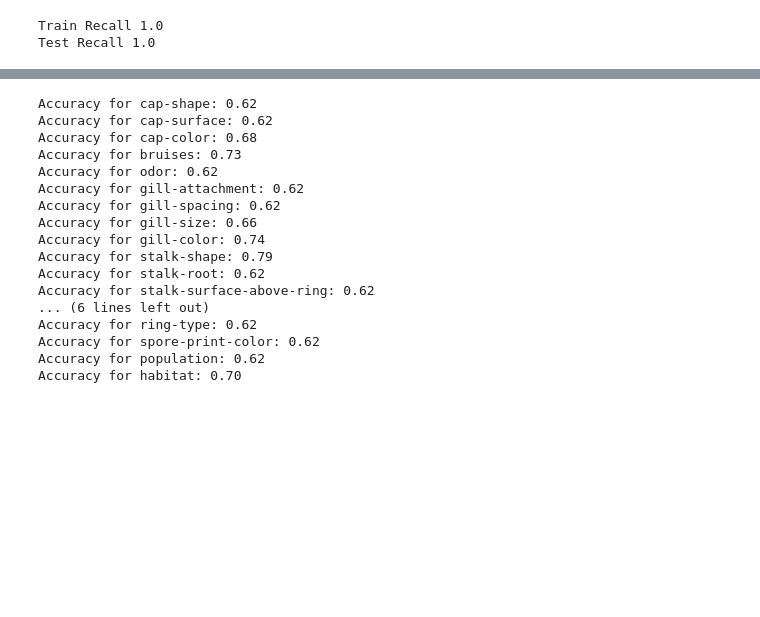
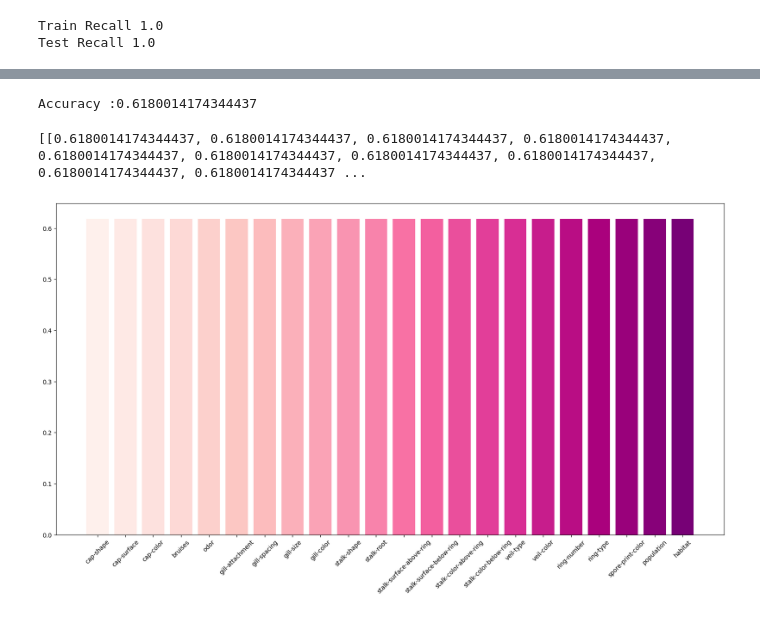
Before and after one commit to PiroJOJO/Statistical_decision_theory, a Jupyter notebook: Lab_2/Lab_2.ipynb, the cells around one changed output, grey strips where cells are left out. Saved outputs shown, nothing was run; the diff lists cells and outputs as text; code cells hidden in the pictures; blank space fills up the shorter version.

```diff
--- a/Lab_2/Lab_2.ipynb
+++ b/Lab_2/Lab_2.ipynb
@@ -351,0 +294,10 @@ print(metrics.accuracy_score(y_test, res))
+# %%
+mushroom = fetch_ucirepo(id=73)
+
+X = mushroom.data.features
+Y = mushroom.data.targets
+
+df_mushroom = pd.DataFrame(X.join(Y))
+CLASSES = list(df_mushroom['poisonous'].unique())
+df_mushroom = df_mushroom.dropna()
+df_mushroom
@@ -351,0 +318,3 @@ print(metrics.accuracy_score(y_test, res))
+# %%
+columns = list(df_mushroom.drop('poisonous', axis = 1))
+columns
@@ -352,34 +339,27 @@ print(metrics.accuracy_score(y_test, res))
 # %%
 
-df_acc_log = []
-
-for col in list(df_mushroom.drop(['poisonous'], axis = 1)):
+acc_log = [[]]
+rows = df_mushroom.shape[0]
+res=np.zeros(rows)
+for col in columns:
     features = df_mushroom.groupby(col)['poisonous'].value_counts().unstack()
     features['Probabilities'] = features['p'] / (features['p'] + features['e'])
+    probs = np.array(df_mushroom[col].map(lambda x: features.at[x,'Probabilities']).values)
+    res += probs
+sigmoid = 1 / (1 + np.exp(res))
+res = np.array(['p' if x > 0.5 else 'e' for x in sigmoid])
 
-    probs = np.array(df_mushroom[col].map(lambda x: features.at[x,'Probabilities']).values)
-    log = np.log(probs / (1 - probs))
-    sigmoid = 1 / (1 + np.exp(-log))
-    res = np.array(['p' if x > 0.5 else 'e' for x in sigmoid])
-
-    accuracy = metrics.accuracy_score(df_mushroom['poisonous'], res)
-    df_acc_log.append((col, accuracy))
-    print(f'Accuracy for {col}: {accuracy:.2f}')
+accuracy = metrics.accuracy_score(df_mushroom['poisonous'], res)
+print(f'Accuracy :{accuracy}')
 # %% [output]
-Accuracy for cap-shape: 0.62
-Accuracy for cap-surface: 0.62
-Accuracy for cap-color: 0.68
-Accuracy for bruises: 0.73
-Accuracy for odor: 0.62
-Accuracy for gill-attachment: 0.62
-Accuracy for gill-spacing: 0.62
-Accuracy for gill-size: 0.66
-Accuracy for gill-color: 0.74
-Accuracy for stalk-shape: 0.79
-Accuracy for stalk-root: 0.62
-Accuracy for stalk-surface-above-ring: 0.62
-... (6 lines left out)
-Accuracy for ring-type: 0.62
-Accuracy for spore-print-color: 0.62
-Accuracy for population: 0.62
-Accuracy for habitat: 0.70
+Accuracy :0.6180014174344437
+# %%
+df_acc = pd.DataFrame(acc_log, columns=columns)
+fig, _ = plt.subplots(figsize=(20, 10))
+print(acc_log)
+plt.bar(list(df_acc), np.array(acc_log[0]), color = sns.color_palette("RdPu", 24))
+plt.xticks(rotation=45)
+plt.show()
+# %% [output]
+[[0.6180014174344437, 0.6180014174344437, 0.6180014174344437, 0.6180014174344437, 0.6180014174344437, 0.6180014174344437, 0.6180014174344437, 0.6180014174344437, 0.6180014174344437, 0.6180014174344437 ...
+[figure, added]
```
Also changed, not shown: parts of 44 cells of this notebook.
